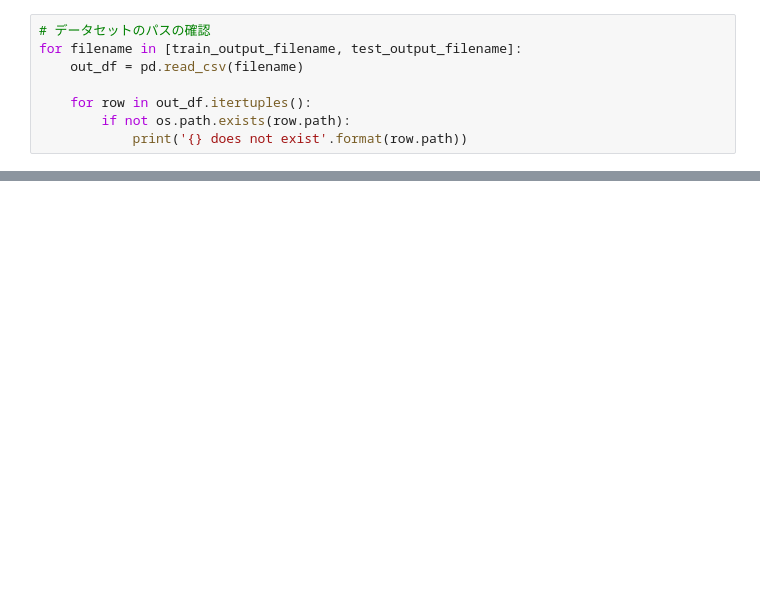
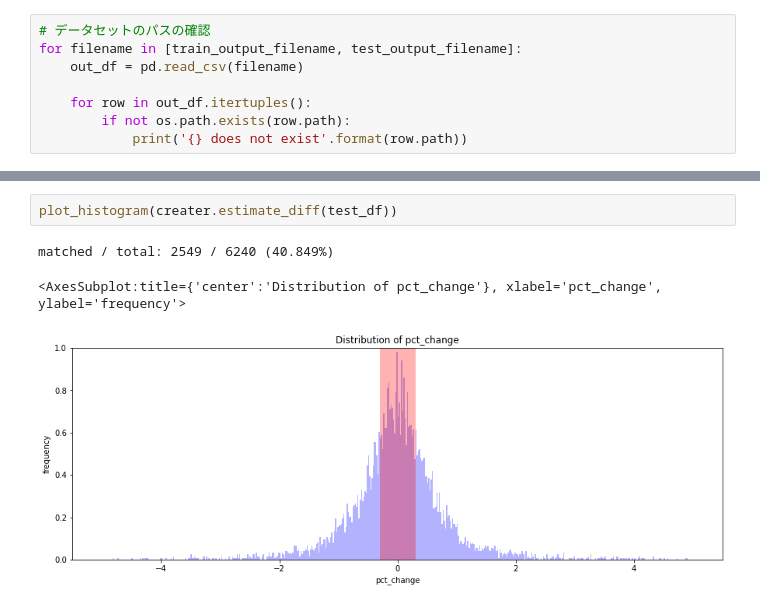
Before and after one commit to tnakagami/candle_chart_analysis, a Jupyter notebook: analysis/generate_candle_chart_dataset.ipynb, the cells around one changed output, grey strips where cells are left out. Drawn from its saved outputs; the diff is of its cells as text; blank space fills up the shorter version.

```diff
--- a/analysis/generate_candle_chart_dataset.ipynb
+++ b/analysis/generate_candle_chart_dataset.ipynb
@@ -163,0 +259,6 @@ for filename in [train_output_filename, test_output_filename]:
+# %%
+plot_histogram(creater.estimate_diff(test_df))
+# %% [output]
+matched / total: 2549 / 6240 (40.849%)
+<AxesSubplot:title={'center':'Distribution of pct_change'}, xlabel='pct_change', ylabel='frequency'>
+[figure, added]
```
Also changed, not shown: parts of 10 cells of this notebook, 3 other files.
